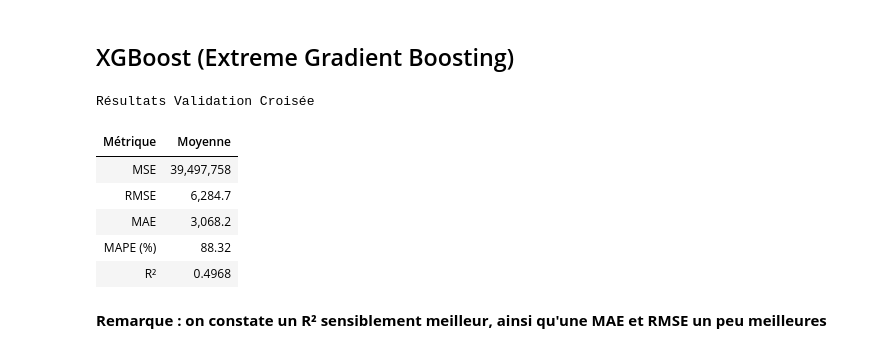
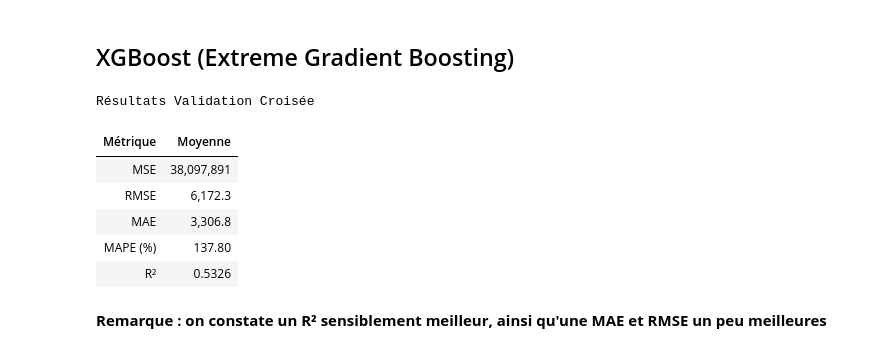
Before and after one commit to mgonzalez117/ai-engineer, a Jupyter notebook: p3/mission/4+5+6_models.ipynb, the cells around one changed output. Cells and saved outputs as stored; diff of their text form; code cells hidden in the pictures.

```diff
--- a/p3/mission/4+5+6_models.ipynb
+++ b/p3/mission/4+5+6_models.ipynb
@@ -183,19 +193,19 @@ Résultats Validation Croisée
 # %%
 from sklearn.ensemble import GradientBoostingRegressor
 from sklearn.metrics import mean_squared_error, mean_absolute_error, r2_score
 import numpy as np
 
-reg = GradientBoostingRegressor(n_estimators=100, max_depth = 6, random_state=random_state)
+reg = GradientBoostingRegressor(n_estimators=50, max_depth = 2, random_state=random_state)
 
 cross_validate_and_print_results(reg, X, y)
 # %% [output]
 Résultats Validation Croisée
 | Métrique | Moyenne |
-| MSE | 39,497,758 |
-| RMSE | 6,284.7 |
-| MAE | 3,068.2 |
-| MAPE (%) | 88.32 |
-| R² | 0.4968 |
+| MSE | 38,097,891 |
+| RMSE | 6,172.3 |
+| MAE | 3,306.8 |
+| MAPE (%) | 137.80 |
+| R² | 0.5326 |
 # %% [markdown]
 **Remarque : on constate un R² sensiblement meilleur, ainsi qu'une MAE et RMSE un peu meilleures**
 # %% [markdown]
```
Also changed, not shown: parts of 9 cells of this notebook.
